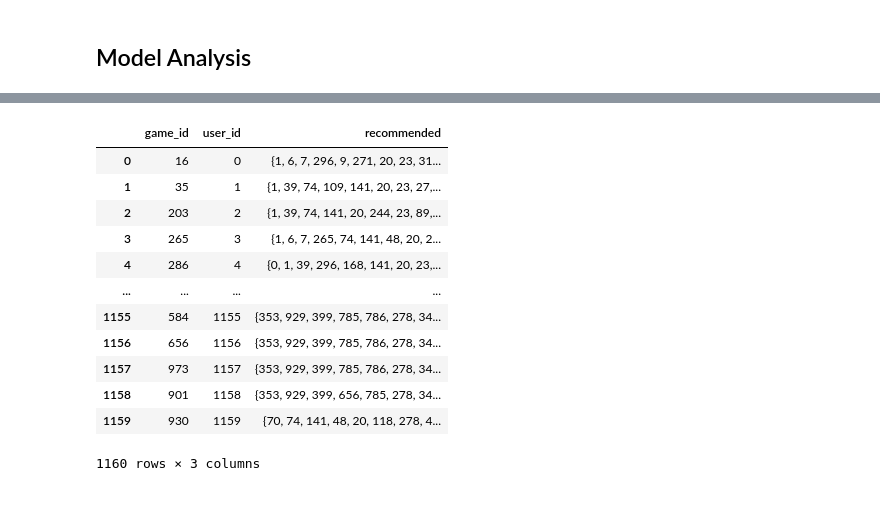
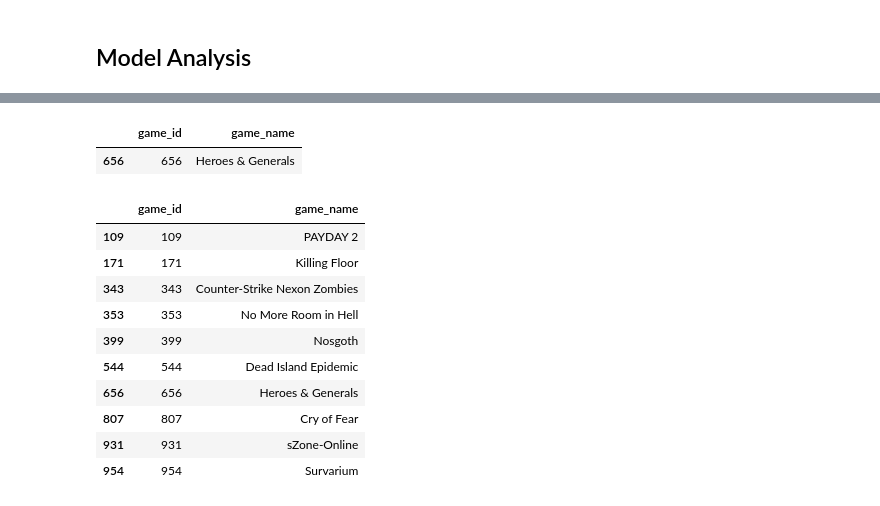
Before and after one commit to chris-gomes/steam-game-recommendations, a Jupyter notebook: NCF.ipynb, the cells around one changed output, grey strips where cells are left out. Saved outputs shown, nothing was run; the diff lists cells and outputs as text; code cells hidden in the pictures.

```diff
--- a/NCF.ipynb
+++ b/NCF.ipynb
@@ -265,19 +276,22 @@ KeyboardInterrupt:
-# %%
-test
-# %% [output]
-|  | game_id | user_id | recommended |
-| 0 | 16 | 0 | {1, 6, 7, 296, 9, 271, 20, 23, 31... |
-| 1 | 35 | 1 | {1, 39, 74, 109, 141, 20, 23, 27,... |
-| 2 | 203 | 2 | {1, 39, 74, 141, 20, 244, 23, 89,... |
-| 3 | 265 | 3 | {1, 6, 7, 265, 74, 141, 48, 20, 2... |
-| 4 | 286 | 4 | {0, 1, 39, 296, 168, 141, 20, 23,... |
-| ... | ... | ... | ... |
-| 1155 | 584 | 1155 | {353, 929, 399, 785, 786, 278, 34... |
-| 1156 | 656 | 1156 | {353, 929, 399, 785, 786, 278, 34... |
-| 1157 | 973 | 1157 | {353, 929, 399, 785, 786, 278, 34... |
-| 1158 | 901 | 1158 | {353, 929, 399, 656, 785, 278, 34... |
-| 1159 | 930 | 1159 | {70, 74, 141, 48, 20, 118, 278, 4... |
-1160 rows × 3 columns
+# %%
+game_coding[game_coding.game_id == test.game_id[1156]]
+# %% [output]
+|  | game_id | game_name |
+| 656 | 656 | Heroes & Generals |
+# %%
+game_coding[game_coding.game_id.isin(test.recommended[1156])]
+# %% [output]
+|  | game_id | game_name |
+| 109 | 109 | PAYDAY 2 |
+| 171 | 171 | Killing Floor |
+| 343 | 343 | Counter-Strike Nexon Zombies |
+| 353 | 353 | No More Room in Hell |
+| 399 | 399 | Nosgoth |
+| 544 | 544 | Dead Island Epidemic |
+| 656 | 656 | Heroes & Generals |
+| 807 | 807 | Cry of Fear |
+| 931 | 931 | sZone-Online |
+| 954 | 954 | Survarium |
 # %%
 test['in_recommendations'] = np.vectorize(lambda gid, recs: 1 if gid in recs else 0)(test.game_id, test.recommended)
 test.in_recommendations.sum() / test.in_recommendations.size
```
Also changed, not shown: parts of 15 cells of this notebook, 1 other file.
